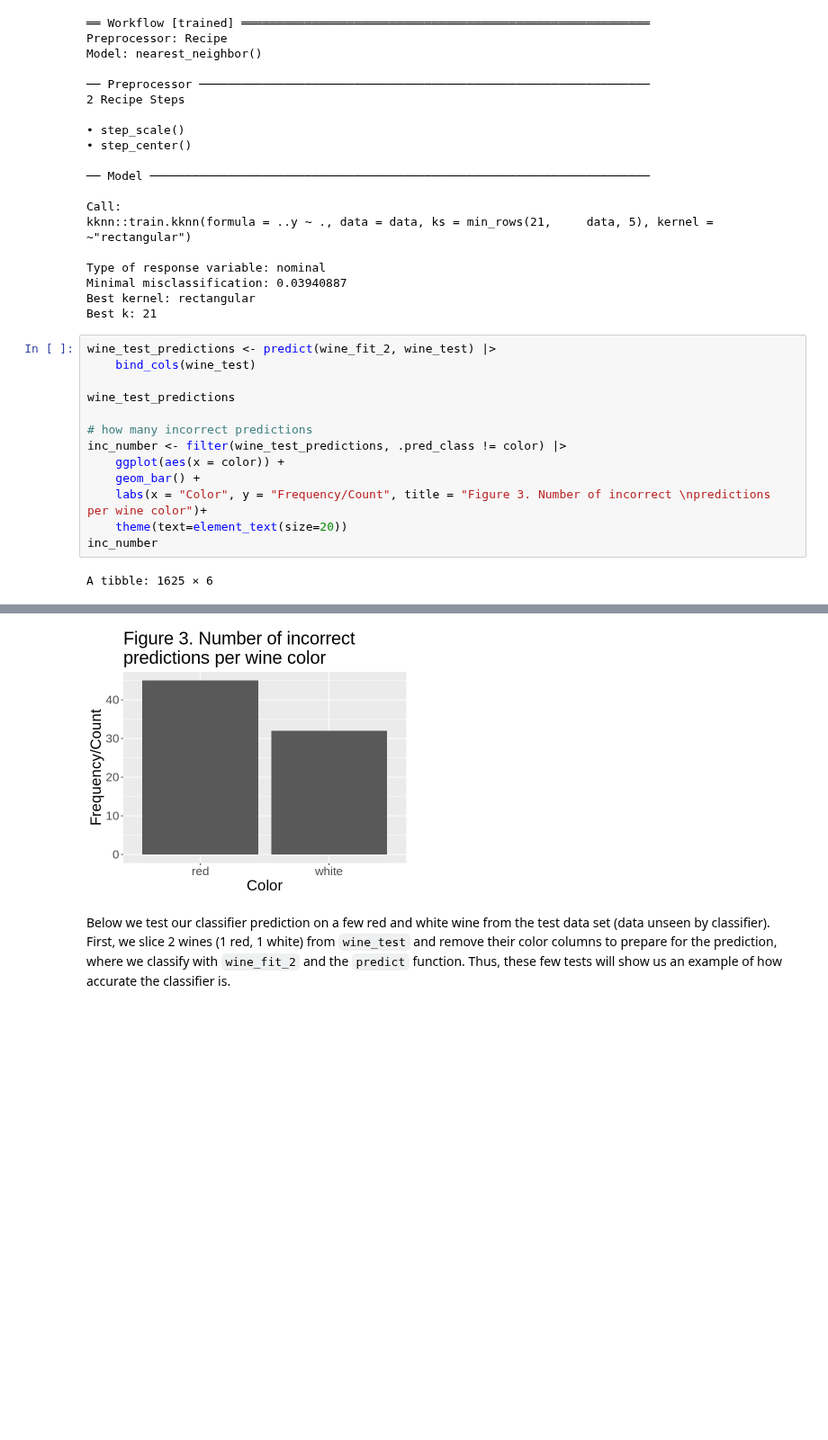
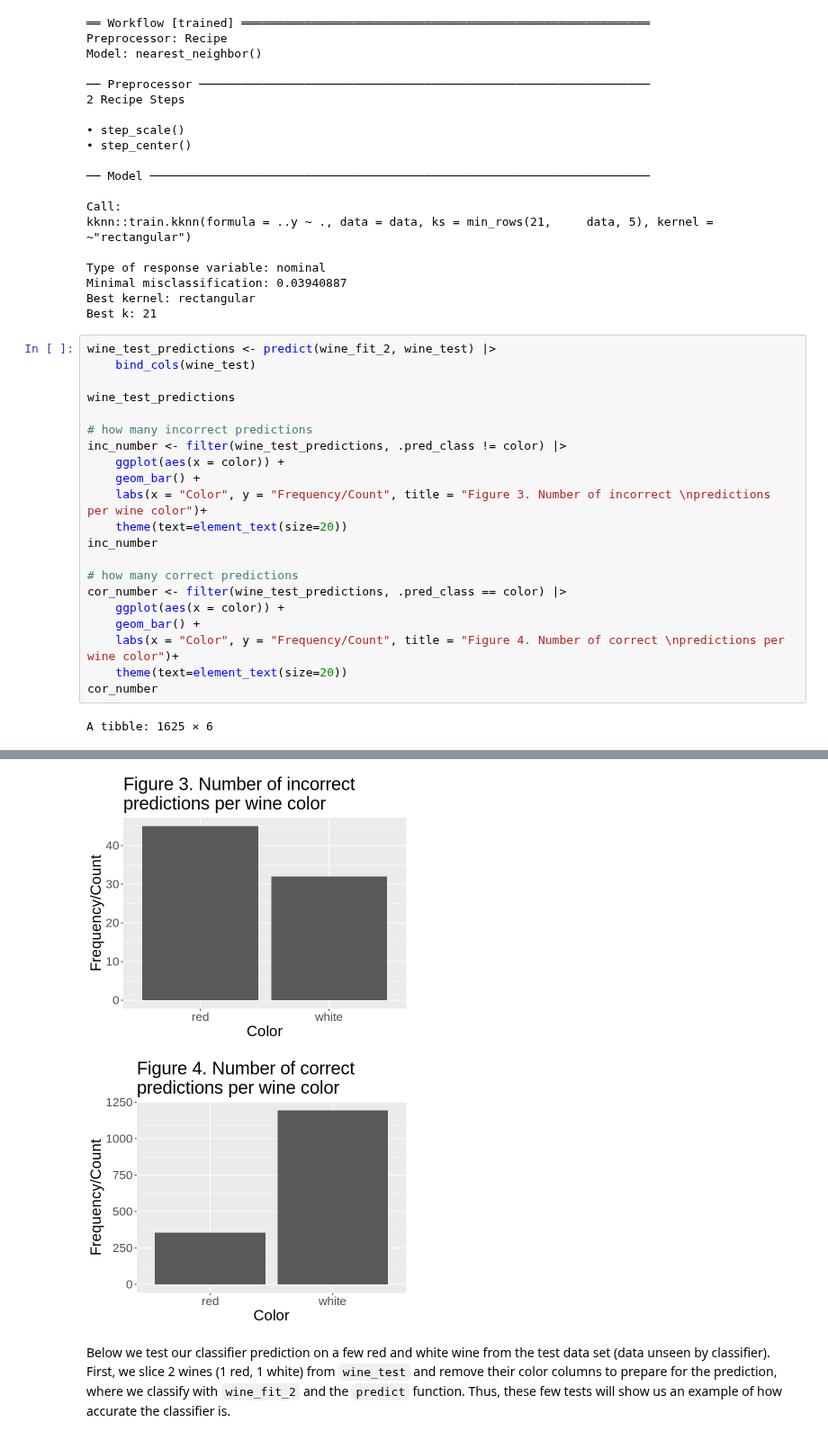
Before and after one commit to zaladmander/DSCI100-Group-Project, a Jupyter notebook: dsci100finalproject.ipynb, the cells around one changed output, grey strips where cells are left out. Shown at 90% size. Saved outputs shown, nothing was run; the diff lists cells and outputs as text; blank space fills up the shorter version.

```diff
--- a/dsci100finalproject.ipynb
+++ b/dsci100finalproject.ipynb
@@ -278,28 +278,37 @@ Best k: 21
 # %%
 wine_test_predictions <- predict(wine_fit_2, wine_test) |>
     bind_cols(wine_test)
 
 wine_test_predictions
 
 # how many incorrect predictions
 inc_number <- filter(wine_test_predictions, .pred_class != color) |>
     ggplot(aes(x = color)) +
     geom_bar() +
     labs(x = "Color", y = "Frequency/Count", title = "Figure 3. Number of incorrect \npredictions per wine color")+
     theme(text=element_text(size=20))
 inc_number
+
+# how many correct predictions
+cor_number <- filter(wine_test_predictions, .pred_class == color) |>
+    ggplot(aes(x = color)) +
+    geom_bar() +
+    labs(x = "Color", y = "Frequency/Count", title = "Figure 4. Number of correct \npredictions per wine color")+
+    theme(text=element_text(size=20))
+cor_number
 # %% [output]
 A tibble: 1625 × 6
 | .pred_class | free_SO2 | chlorides | residual_sugar | citric_acid | color |
 | <fct> | <dbl> | <dbl> | <dbl> | <dbl> | <chr> |
 | red | 15 | 0.097 | 1.8 | 0.08 | red |
 | white | 17 | 0.071 | 6.1 | 0.36 | red |
 | white | 52 | 0.176 | 3.8 | 0.18 | red |
 | ⋮ | ⋮ | ⋮ | ⋮ | ⋮ | ⋮ |
 | white | 68 | 0.048 | 8.30 | 0.38 | white |
 | white | 45 | 0.028 | 5.70 | 0.28 | white |
 | white | 34 | 0.030 | 11.75 | 0.27 | white |
 [figure]
+[figure, added]
 # %% [markdown]
 Below we test our classifier prediction on a few red and white wine from the test data set (data unseen by classifier). First, we slice 2 wines (1 red, 1 white) from `wine_test` and remove their color columns to prepare for the prediction, where we classify with `wine_fit_2` and the `predict` function. Thus, these few tests will show us an example of how accurate the classifier is.
 # %%
```
